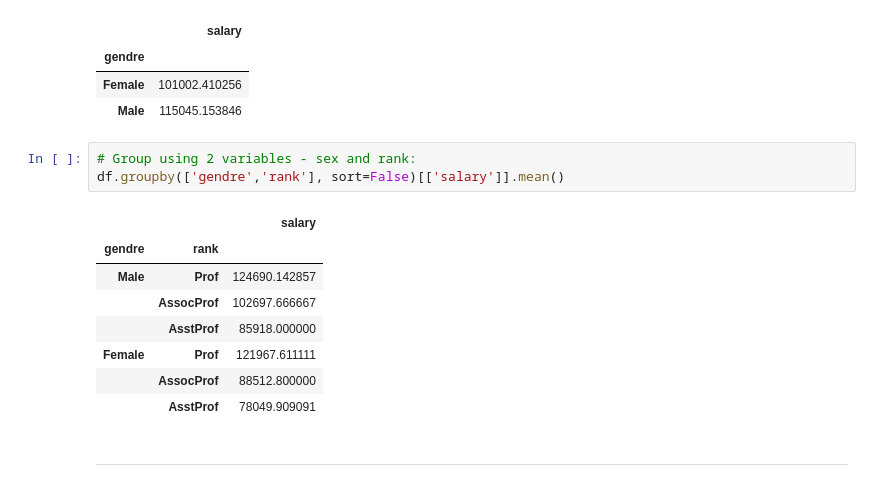
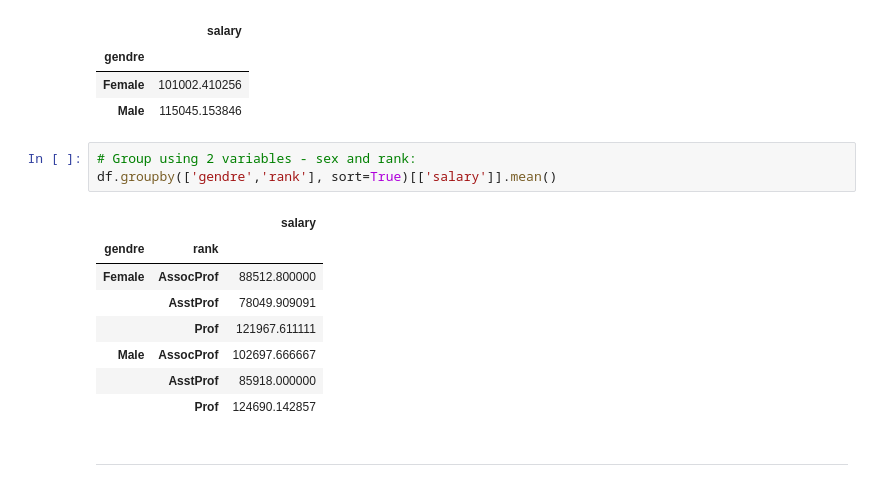
Before and after one commit to aerosadegh/AdvancedPythonTopics, a Jupyter notebook: topics/05-data-manipulation/01-quick-review.ipynb, the cells around one changed output. Cells and saved outputs as stored; diff of their text form.

```diff
--- a/topics/05-data-manipulation/01-quick-review.ipynb
+++ b/topics/05-data-manipulation/01-quick-review.ipynb
@@ -250,16 +250,16 @@ df.groupby('gendre')[['salary']].mean()
 | Male | 115045.153846 |
 # %%
 # Group using 2 variables - sex and rank:
-df.groupby(['gendre','rank'], sort=False)[['salary']].mean()
+df.groupby(['gendre','rank'], sort=True)[['salary']].mean()
 # %% [output]
 |  |  | salary |
 | gendre | rank |  |
-| Male | Prof | 124690.142857 |
-|  | AssocProf | 102697.666667 |
+| Female | AssocProf | 88512.800000 |
+|  | AsstProf | 78049.909091 |
+|  | Prof | 121967.611111 |
+| Male | AssocProf | 102697.666667 |
 |  | AsstProf | 85918.000000 |
-| Female | Prof | 121967.611111 |
-|  | AssocProf | 88512.800000 |
-|  | AsstProf | 78049.909091 |
+|  | Prof | 124690.142857 |
 # %% [markdown]
 ---
 # %%
```
Also changed, not shown: parts of 25 cells of this notebook.
